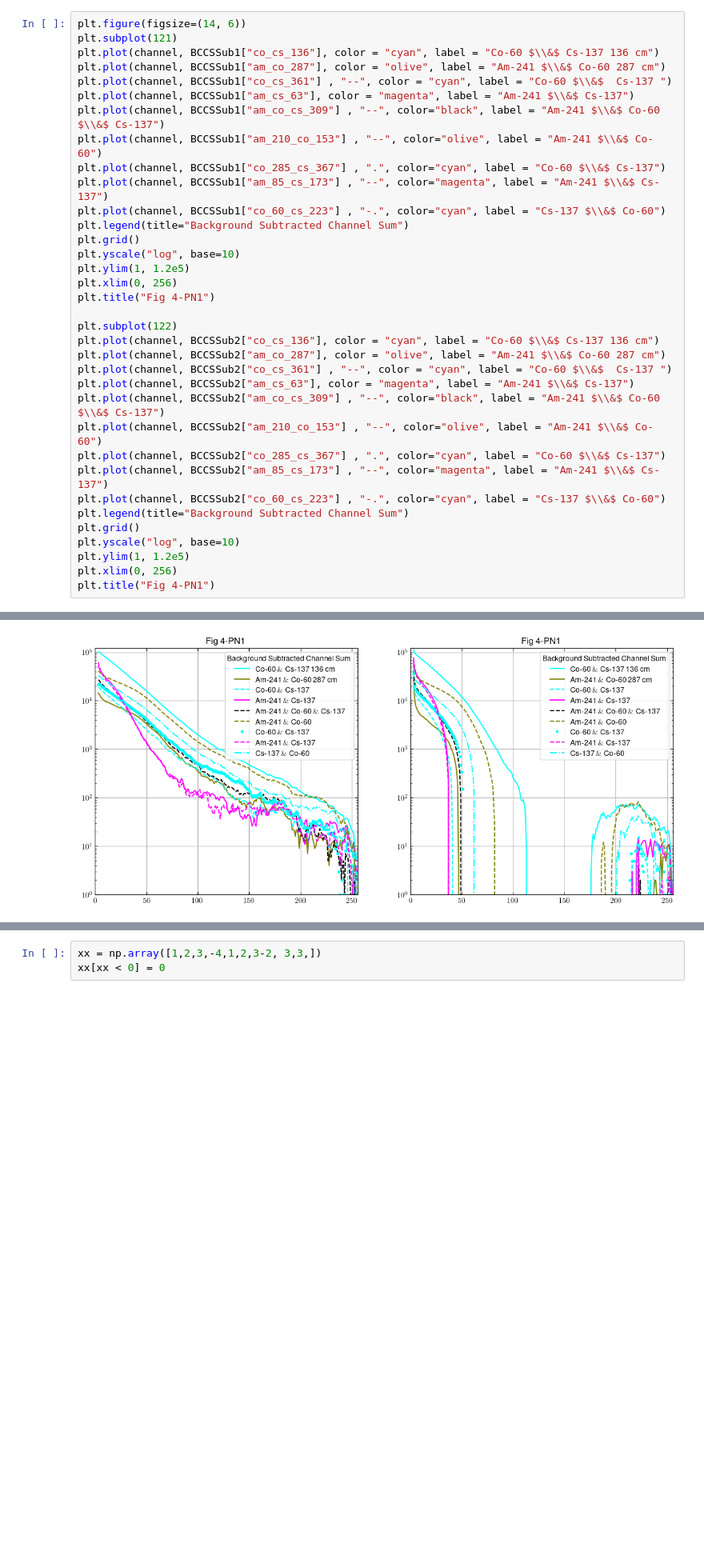
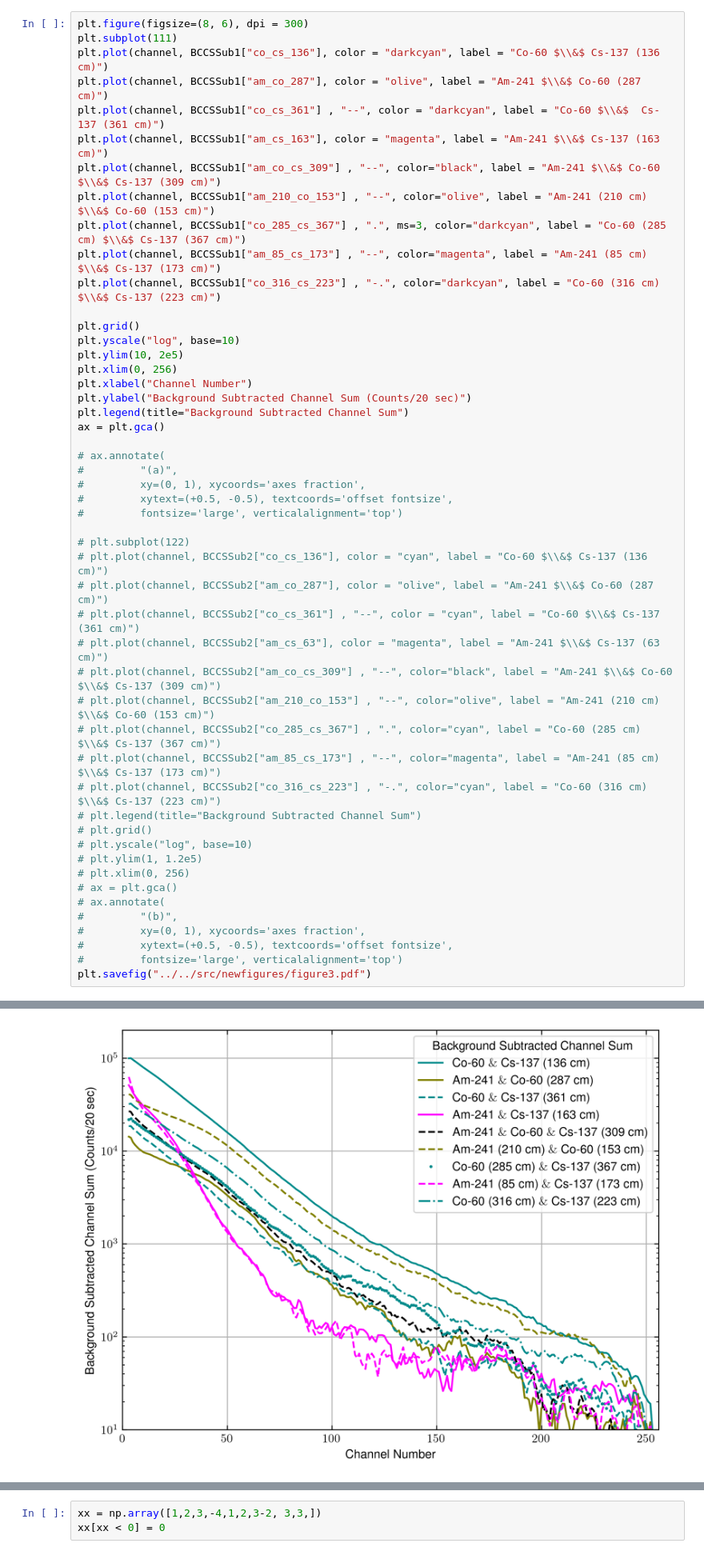
Before and after one commit to Julia-KAERI/Paper_IsotopeIdentification, a Jupyter notebook: analysis/rawDataAnalysis/rawdata01.ipynb, the cells around one changed output, grey strips where cells are left out. Shown at 80% size. Cells and saved outputs as stored; diff of their text form; blank space fills up the shorter version.

```diff
--- a/analysis/rawDataAnalysis/rawdata01.ipynb
+++ b/analysis/rawDataAnalysis/rawdata01.ipynb
@@ -241,38 +259,53 @@ plt.legend()
 <matplotlib.legend.Legend at 0x...>
 [figure]
 # %%
-plt.figure(figsize=(14, 6))
-plt.subplot(121)
-plt.plot(channel, BCCSSub1["co_cs_136"], color = "cyan", label = "Co-60 $\\&$ Cs-137 136 cm")
-plt.plot(channel, BCCSSub1["am_co_287"], color = "olive", label = "Am-241 $\\&$ Co-60 287 cm")
-plt.plot(channel, BCCSSub1["co_cs_361"] , "--", color = "cyan", label = "Co-60 $\\&$  Cs-137 ")
-plt.plot(channel, BCCSSub1["am_cs_63"], color = "magenta", label = "Am-241 $\\&$ Cs-137")
-plt.plot(channel, BCCSSub1["am_co_cs_309"] , "--", color="black", label = "Am-241 $\\&$ Co-60 $\\&$ Cs-137")
-plt.plot(channel, BCCSSub1["am_210_co_153"] , "--", color="olive", label = "Am-241 $\\&$ Co-60")
-plt.plot(channel, BCCSSub1["co_285_cs_367"] , ".", color="cyan", label = "Co-60 $\\&$ Cs-137")
-plt.plot(channel, BCCSSub1["am_85_cs_173"] , "--", color="magenta", label = "Am-241 $\\&$ Cs-137")
-plt.plot(channel, BCCSSub1["co_60_cs_223"] , "-.", color="cyan", label = "Cs-137 $\\&$ Co-60")
-plt.legend(title="Background Subtracted Channel Sum")
+plt.figure(figsize=(8, 6), dpi = 300)
+plt.subplot(111)
+plt.plot(channel, BCCSSub1["co_cs_136"], color = "darkcyan", label = "Co-60 $\\&$ Cs-137 (136 cm)")
+plt.plot(channel, BCCSSub1["am_co_287"], color = "olive", label = "Am-241 $\\&$ Co-60 (287 cm)")
+plt.plot(channel, BCCSSub1["co_cs_361"] , "--", color = "darkcyan", label = "Co-60 $\\&$  Cs-137 (361 cm)")
+plt.plot(channel, BCCSSub1["am_cs_163"], color = "magenta", label = "Am-241 $\\&$ Cs-137 (163 cm)")
+plt.plot(channel, BCCSSub1["am_co_cs_309"] , "--", color="black", label = "Am-241 $\\&$ Co-60 $\\&$ Cs-137 (309 cm)")
+plt.plot(channel, BCCSSub1["am_210_co_153"] , "--", color="olive", label = "Am-241 (210 cm) $\\&$ Co-60 (153 cm)")
+plt.plot(channel, BCCSSub1["co_285_cs_367"] , ".", ms=3, color="darkcyan", label = "Co-60 (285 cm) $\\&$ Cs-137 (367 cm)")
+plt.plot(channel, BCCSSub1["am_85_cs_173"] , "--", color="magenta", label = "Am-241 (85 cm) $\\&$ Cs-137 (173 cm)")
+plt.plot(channel, BCCSSub1["co_316_cs_223"] , "-.", color="darkcyan", label = "Co-60 (316 cm) $\\&$ Cs-137 (223 cm)")
+
 plt.grid()
 plt.yscale("log", base=10)
-plt.ylim(1, 1.2e5)
+plt.ylim(10, 2e5)
 plt.xlim(0, 256)
-plt.title("Fig 4-PN1")
+plt.xlabel("Channel Number")
+plt.ylabel("Background Subtracted Channel Sum (Counts/20 sec)")
+plt.legend(title="Background Subtracted Channel Sum")
+ax = plt.gca()
 
-plt.subplot(122)
-plt.plot(channel, BCCSSub2["co_cs_136"], color = "cyan", label = "Co-60 $\\&$ Cs-137 136 cm")
-plt.plot(channel, BCCSSub2["am_co_287"], color = "olive", label = "Am-241 $\\&$ Co-60 287 cm")
-plt.plot(channel, BCCSSub2["co_cs_361"] , "--", color = "cyan", label = "Co-60 $\\&$  Cs-137 ")
-plt.plot(channel, BCCSSub2["am_cs_63"], color = "magenta", label = "Am-241 $\\&$ Cs-137")
-plt.plot(channel, BCCSSub2["am_co_cs_309"] , "--", color="black", label = "Am-241 $\\&$ Co-60 $\\&$ Cs-137")
-plt.plot(channel, BCCSSub2["am_210_co_153"] , "--", color="olive", label = "Am-241 $\\&$ Co-60")
-plt.plot(channel, BCCSSub2["co_285_cs_367"] , ".", color="cyan", label = "Co-60 $\\&$ Cs-137")
-plt.plot(channel, BCCSSub2["am_85_cs_173"] , "--", color="magenta", label = "Am-241 $\\&$ Cs-137")
-plt.plot(channel, BCCSSub2["co_60_cs_223"] , "-.", color="cyan", label = "Cs-137 $\\&$ Co-60")
-plt.legend(title="Background Subtracted Channel Sum")
-plt.grid()
-plt.yscale("log", base=10)
-plt.ylim(1, 1.2e5)
-plt.xlim(0, 256)
-plt.title("Fig 4-PN1")
+# ax.annotate(
+#         "(a)",
+#         xy=(0, 1), xycoords='axes fraction',
+#         xytext=(+0.5, -0.5), textcoords='offset fontsize',
+#         fontsize='large', verticalalignment='top')
+
+# plt.subplot(122)
+# plt.plot(channel, BCCSSub2["co_cs_136"], color = "cyan", label = "Co-60 $\\&$ Cs-137 (136 cm)")
+# plt.plot(channel, BCCSSub2["am_co_287"], color = "olive", label = "Am-241 $\\&$ Co-60 (287 cm)")
+# plt.plot(channel, BCCSSub2["co_cs_361"] , "--", color = "cyan", label = "Co-60 $\\&$ Cs-137 (361 cm)")
+# plt.plot(channel, BCCSSub2["am_cs_63"], color = "magenta", label = "Am-241 $\\&$ Cs-137 (63 cm)")
+# plt.plot(channel, BCCSSub2["am_co_cs_309"] , "--", color="black", label = "Am-241 $\\&$ Co-60 $\\&$ Cs-137 (309 cm)")
+# plt.plot(channel, BCCSSub2["am_210_co_153"] , "--", color="olive", label = "Am-241 (210 cm) $\\&$ Co-60 (153 cm)")
+# plt.plot(channel, BCCSSub2["co_285_cs_367"] , ".", color="cyan", label = "Co-60 (285 cm) $\\&$ Cs-137 (367 cm)")
+# plt.plot(channel, BCCSSub2["am_85_cs_173"] , "--", color="magenta", label = "Am-241 (85 cm) $\\&$ Cs-137 (173 cm)")
+# plt.plot(channel, BCCSSub2["co_316_cs_223"] , "-.", color="cyan", label = "Co-60 (316 cm) $\\&$ Cs-137 (223 cm)")
+# plt.legend(title="Background Subtracted Channel Sum")
+# plt.grid()
+# plt.yscale("log", base=10)
+# plt.ylim(1, 1.2e5)
+# plt.xlim(0, 256)
+# ax = plt.gca()
+# ax.annotate(
+#         "(b)",
+#         xy=(0, 1), xycoords='axes fraction',
+#         xytext=(+0.5, -0.5), textcoords='offset fontsize',
+#         fontsize='large', verticalalignment='top')
+plt.savefig("../../src/newfigures/figure3.pdf")
 # %% [output]
@@ -280,4 +312,4 @@ Text(0.5, 1.0, 'Fig 4-PN1')
-[figure, old version]
+[figure, new version]
 # %%
 plt.plot(channel, BCCSRto1["am_80"], color = "red", label = "Am-241, 90 $\\mu$Ci, 80 cm")
 plt.plot(channel, BCCSRto1["co_120"], color = "green", label = "Co-60, 9 $\\mu$Ci, 120 cm")
```
Also changed, not shown: parts of 13 cells of this notebook, 10 other files.
